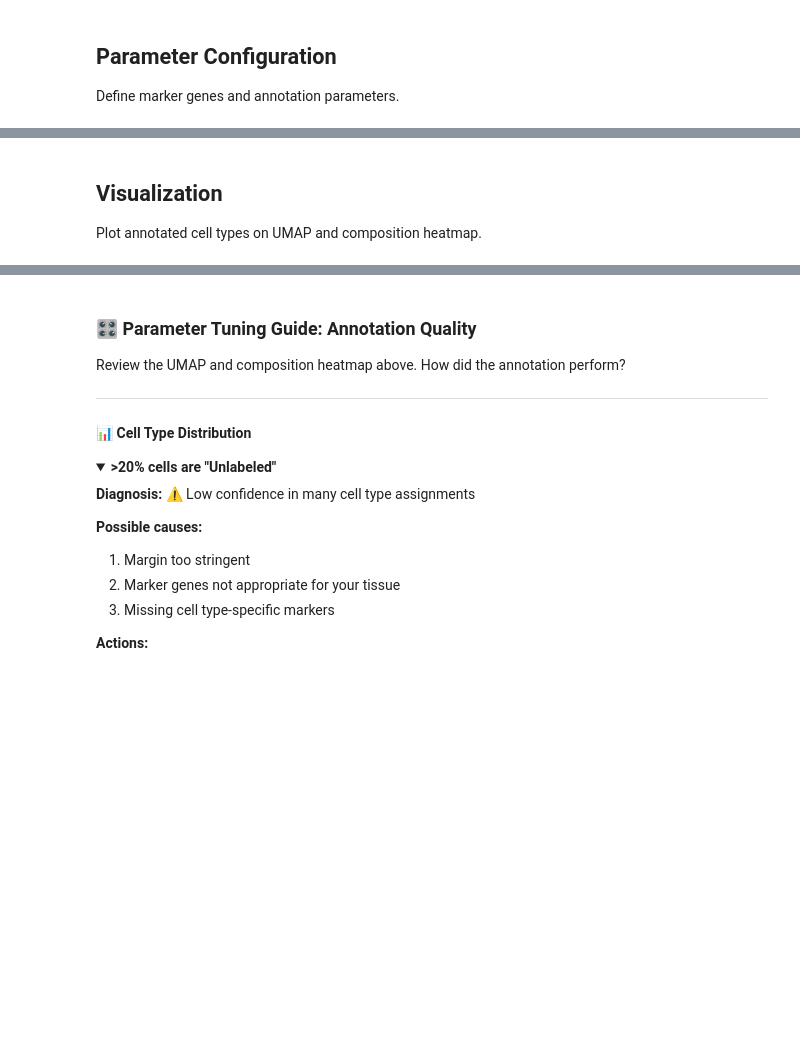
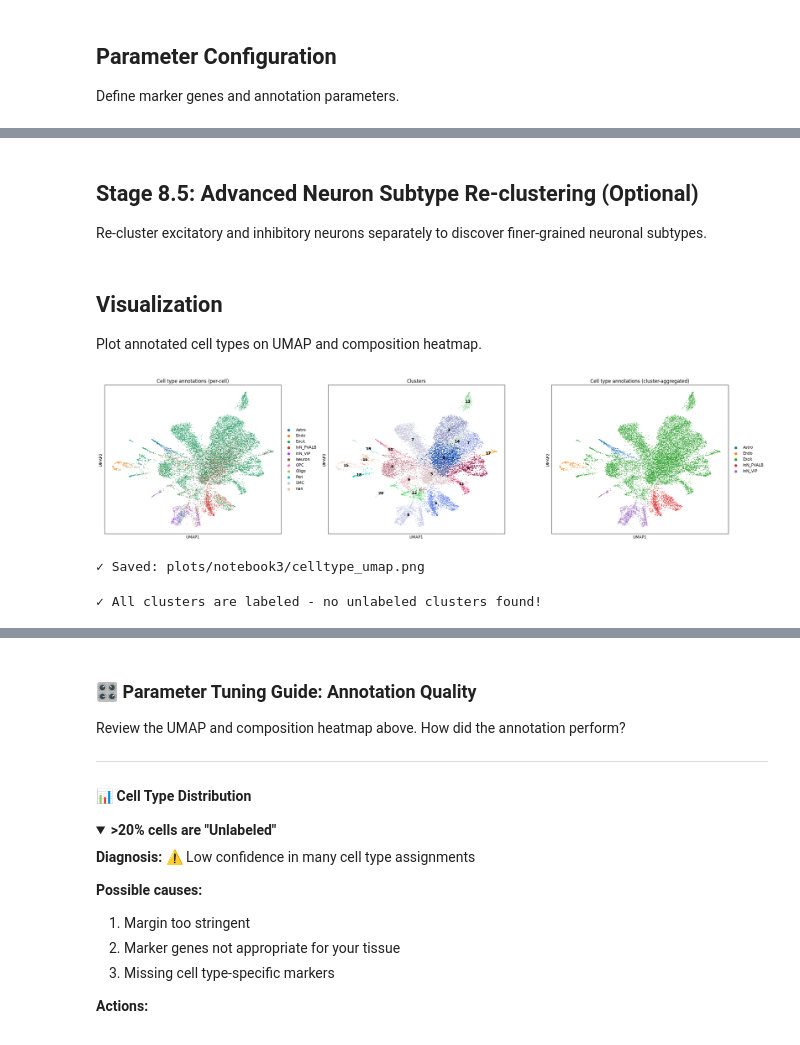
Before and after one commit to dryingpaint/tsai-lab-scrna, a Jupyter notebook: cell_annotation_colab/3_annotation_export.ipynb, the cells around one changed output, grey strips where cells are left out. Drawn from its saved outputs; the diff is of its cells as text; code cells hidden in the pictures; folded sections open; blank space fills up the shorter version.

```diff
--- a/cell_annotation_colab/3_annotation_export.ipynb
+++ b/cell_annotation_colab/3_annotation_export.ipynb
@@ -410,34 +326,108 @@ print(adata.obs['celltype'].value_counts().sort_index())
+# %% [markdown]
+## Stage 8.5: Advanced Neuron Subtype Re-clustering (Optional)
+
+Re-cluster excitatory and inhibitory neurons separately to discover finer-grained neuronal subtypes.
 # %% [markdown]
 ## Visualization
 
 Plot annotated cell types on UMAP and composition heatmap.
 # %%
 # Plot annotated cell types on UMAP
-fig, axes = plt.subplots(1, 2, figsize=(16, 6))
+# Create cluster-aggregated labels for visualization
+from utils.annotation import create_cluster_aggregated_labels
 
+create_cluster_aggregated_labels(adata, celltype_col='celltype', cluster_col='leiden')
+
+# Create 3-panel figure: cell-level, clusters, cluster-aggregated
+fig, axes = plt.subplots(1, 3, figsize=(24, 6))
+
+# Plot 1: Per-cell annotations (shows heterogeneity within clusters)
 sc.pl.umap(
     adata,
     color='celltype',
     legend_loc='right margin',
-    title='Cell type annotations',
+    title='Cell type annotations (per-cell)',
     ax=axes[0],
     show=False
 )
 
+# Plot 2: Clusters with labels
 sc.pl.umap(
     adata,
     color='leiden',
     legend_loc='on data',
     title='Clusters',
     ax=axes[1],
     show=False
 )
 
+# Plot 3: Cluster-level aggregated view (dominant cell type per cluster)
+sc.pl.umap(
+    adata,
+    color='celltype_cluster',
+    legend_loc='right margin',
+    title='Cell type annotations (cluster-aggregated)',
+    ax=axes[2],
+    show=False
+)
+
 plt.tight_layout()
 plt.savefig(PLOTS_DIR / 'celltype_umap.png', dpi=300, bbox_inches='tight')
 plt.show()
 
 print(f"✓ Saved: {PLOTS_DIR}/celltype_umap.png")
+# %% [output]
+[figure, added]
+✓ Saved: plots/notebook3/celltype_umap.png
+# %%
+# Print top markers for unlabeled (nan) clusters
+import pandas as pd
+from pathlib import Path
+
+# Find clusters with nan celltype
+unlabeled_clusters = adata.obs.groupby('leiden')['celltype'].apply(
+    lambda x: pd.isna(x).all() or (x.astype(str) == 'nan').all()
+)
+unlabeled_cluster_ids = unlabeled_clusters[unlabeled_clusters].index.tolist()
+
+if unlabeled_cluster_ids:
+    print("="*60)
+    print(f"TOP MARKERS FOR UNLABELED CLUSTERS ({len(unlabeled_cluster_ids)} clusters)")
+    print("="*60)
+
+    # Read the markers CSV file
+    markers_file = Path('plots/top_markers_by_cluster.csv')
+    if markers_file.exists():
+        # Read CSV - it has a wide format with Cluster_X_genes and Cluster_X_scores columns
+        markers_df = pd.read_csv(markers_file)
+
+        for cluster_id in unlabeled_cluster_ids:
+            cluster_num = int(cluster_id) if isinstance(cluster_id, str) else cluster_id
+            genes_col = f'Cluster_{cluster_num}_genes'
+            scores_col = f'Cluster_{cluster_num}_scores'
+
+            if genes_col in markers_df.columns and scores_col in markers_df.columns:
+                # Extract genes and scores for this cluster
+                genes = markers_df[genes_col].dropna().tolist()
+                scores = markers_df[scores_col].dropna().tolist()
+
+                # Create pairs and sort by score (descending)
+                gene_scores = list(zip(genes, scores))
+                gene_scores.sort(key=lambda x: float(x[1]) if pd.notna(x[1]) else -float('inf'), reverse=True)
+
+                print(f"\nCluster {cluster_num} (unlabeled):")
+                print(f"  Top 10 markers:")
+                for i, (gene, score) in enumerate(gene_scores[:10], 1):
+                    print(f"    {i:2d}. {gene:15s} (score: {float(score):.2f})")
+            else:
+                print(f"\nCluster {cluster_num}: No marker data found")
+    else:
+        print(f"\n⚠️  Marker file not found: {markers_file}")
+        print("   Run Notebook 2 to generate marker genes.")
+else:
+    print("\n✓ All clusters are labeled - no unlabeled clusters found!")
+# %% [output]
+✓ All clusters are labeled - no unlabeled clusters found!
 # %%
 # Create composition heatmap showing cell type distribution per cluster
 composition = pd.crosstab(
```
Also changed, not shown: parts of 18 cells of this notebook, 6 other files.
